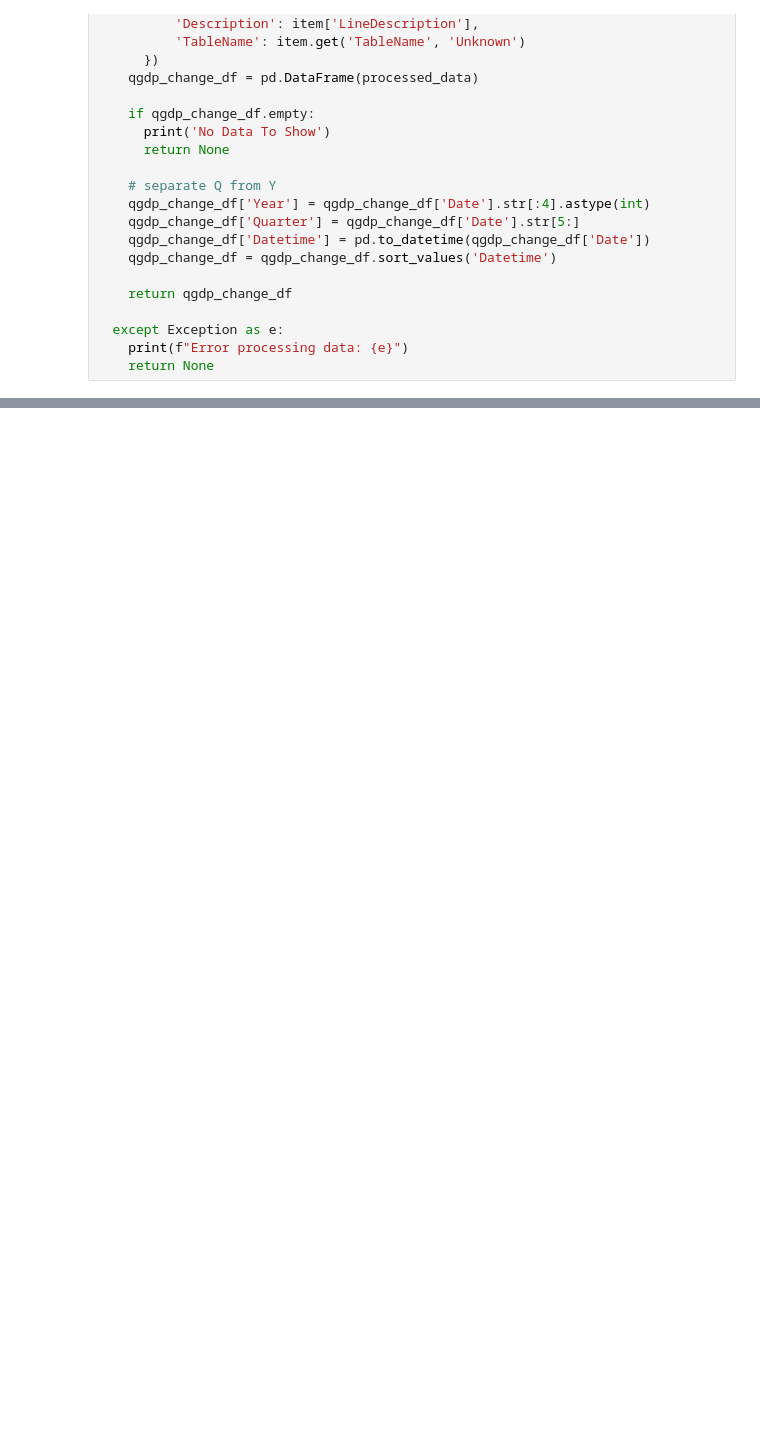
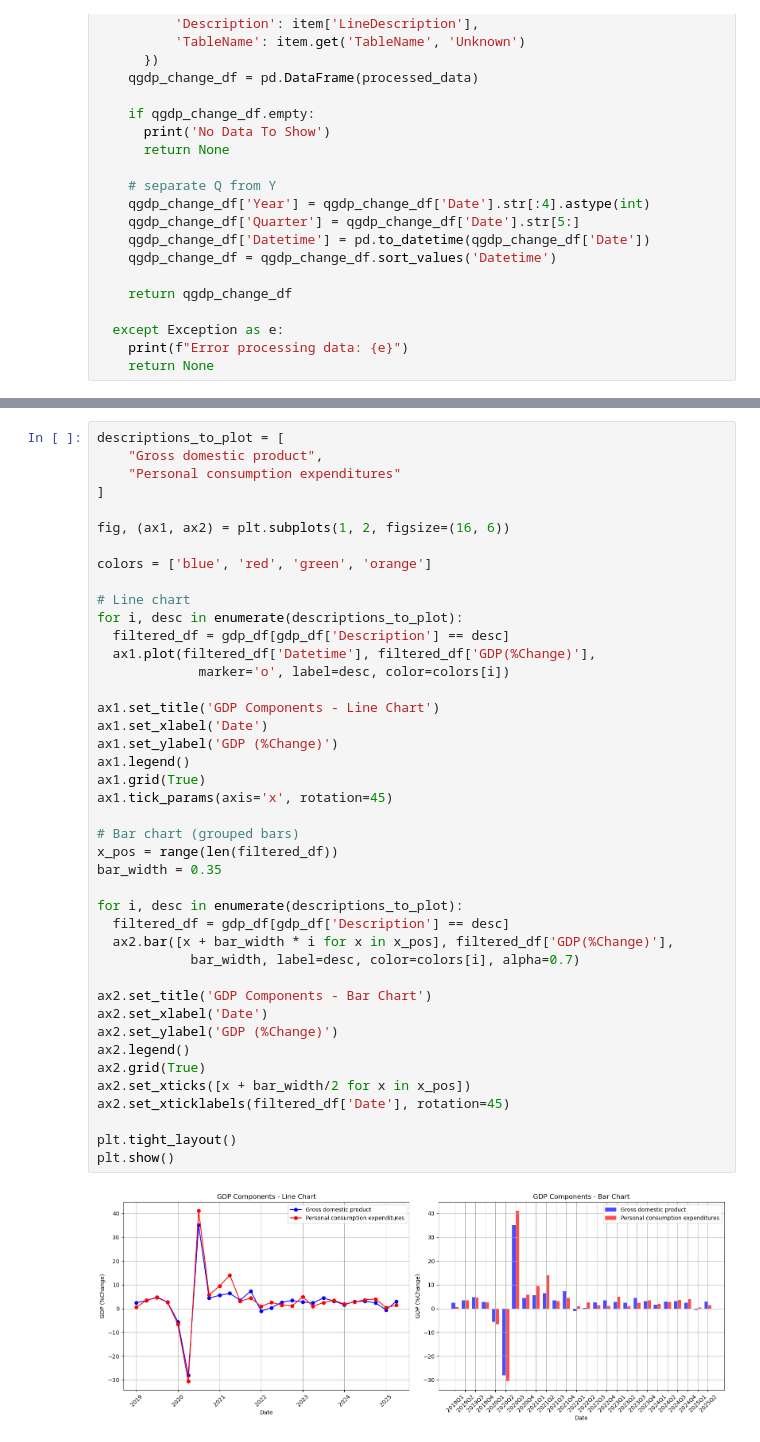
Before and after one commit to mvogel3/BEA-research, a Jupyter notebook: BEA_exploratory_analysis.ipynb, the cells around one changed output, grey strips where cells are left out. Drawn from its saved outputs; the diff is of its cells as text; blank space fills up the shorter version.

```diff
--- a/BEA_exploratory_analysis.ipynb
+++ b/BEA_exploratory_analysis.ipynb
@@ -303,0 +347,44 @@ plt.show()
+# %%
+descriptions_to_plot = [
+    "Gross domestic product",
+    "Personal consumption expenditures"
+]
+
+fig, (ax1, ax2) = plt.subplots(1, 2, figsize=(16, 6))
+
+colors = ['blue', 'red', 'green', 'orange']
+
+# Line chart
+for i, desc in enumerate(descriptions_to_plot):
+  filtered_df = gdp_df[gdp_df['Description'] == desc]
+  ax1.plot(filtered_df['Datetime'], filtered_df['GDP(%Change)'],
+             marker='o', label=desc, color=colors[i])
+
+ax1.set_title('GDP Components - Line Chart')
+ax1.set_xlabel('Date')
+ax1.set_ylabel('GDP (%Change)')
+ax1.legend()
+ax1.grid(True)
+ax1.tick_params(axis='x', rotation=45)
+
+# Bar chart (grouped bars)
+x_pos = range(len(filtered_df))
+bar_width = 0.35
+
+for i, desc in enumerate(descriptions_to_plot):
+  filtered_df = gdp_df[gdp_df['Description'] == desc]
+  ax2.bar([x + bar_width * i for x in x_pos], filtered_df['GDP(%Change)'],
+            bar_width, label=desc, color=colors[i], alpha=0.7)
+
+ax2.set_title('GDP Components - Bar Chart')
+ax2.set_xlabel('Date')
+ax2.set_ylabel('GDP (%Change)')
+ax2.legend()
+ax2.grid(True)
+ax2.set_xticks([x + bar_width/2 for x in x_pos])
+ax2.set_xticklabels(filtered_df['Date'], rotation=45)
+
+plt.tight_layout()
+plt.show()
+# %% [output]
+[figure, added]
```
Also changed, not shown: parts of 5 cells of this notebook, 2 other files.
